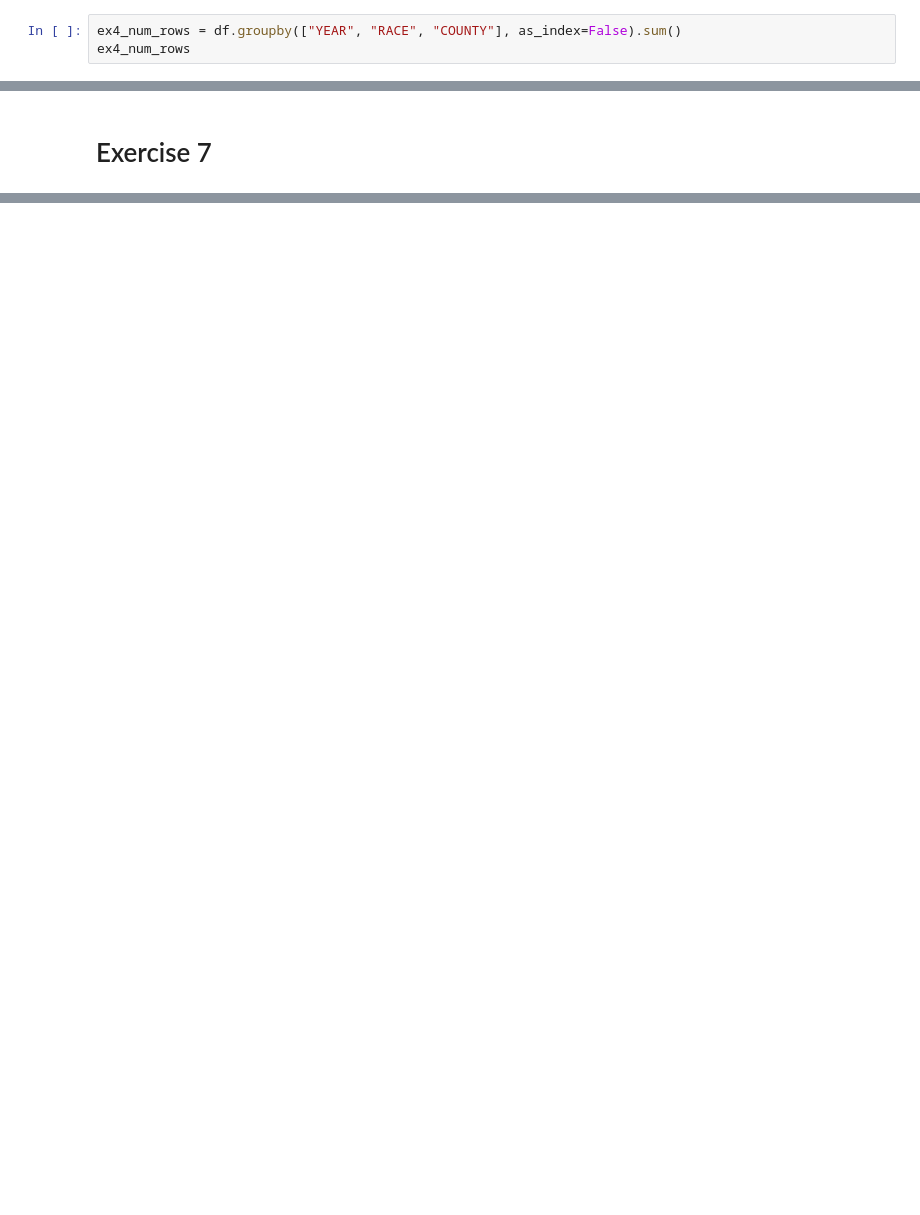
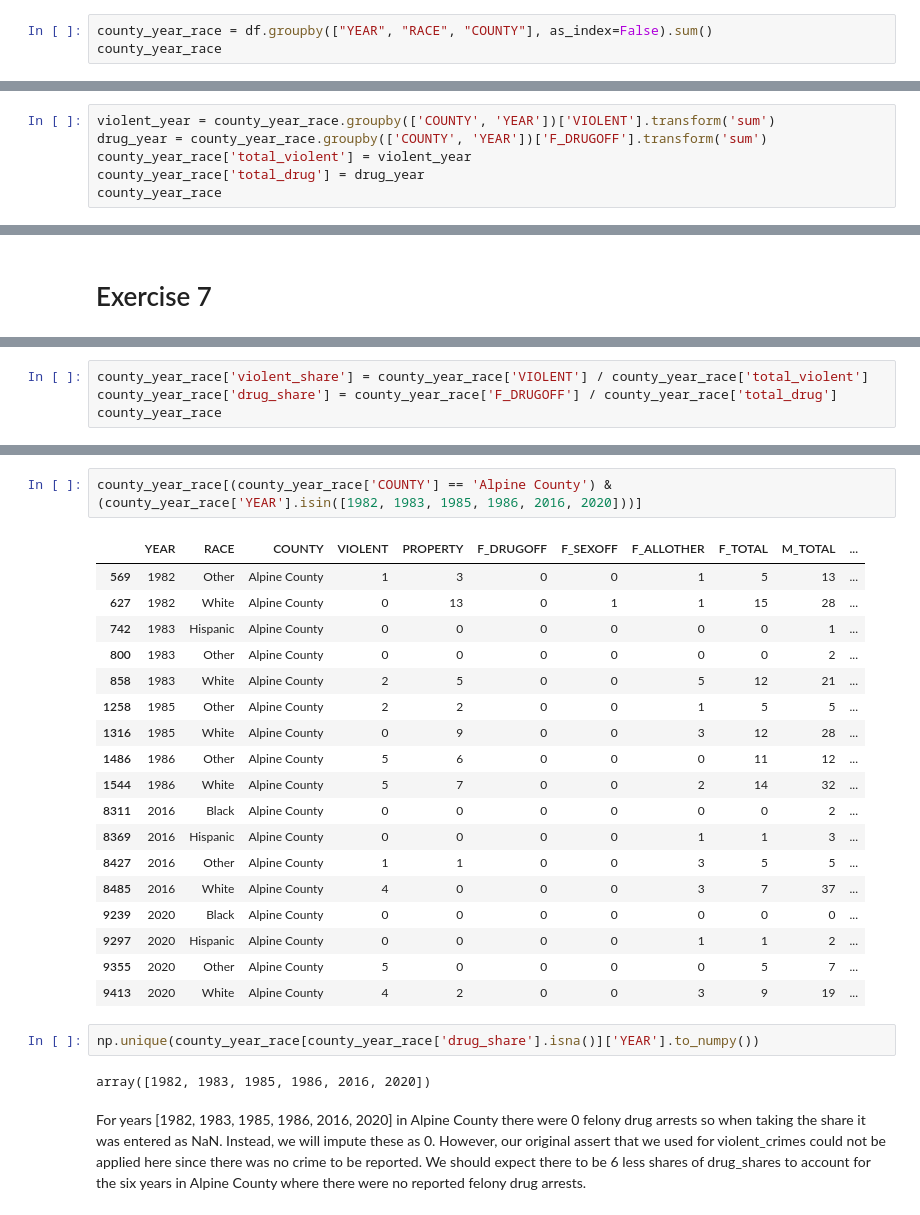
Before and after one commit to xianchiz/IDS_720_Groupby, a Jupyter notebook: exercise_groupby.ipynb, the cells around one changed output, grey strips where cells are left out. Drawn from its saved outputs; the diff is of its cells as text; blank space fills up the shorter version.

```diff
--- a/exercise_groupby.ipynb
+++ b/exercise_groupby.ipynb
@@ -32,8 +39,8 @@ assert not df1.any()
 # %% [markdown]
 # Exercise 4
 # %%
-ex4_num_rows = df.groupby(["YEAR", "RACE", "COUNTY"], as_index=False).sum()
-ex4_num_rows
+county_year_race = df.groupby(["YEAR", "RACE", "COUNTY"], as_index=False).sum()
+county_year_race
 # %% [output]
 |  | YEAR | RACE | COUNTY | VIOLENT | PROPERTY | F_DRUGOFF | F_SEXOFF | F_ALLOTHER | F_TOTAL | M_TOTAL | ... |
 | 0 | 1980 | Black | Alameda County | 2594 | 5138 | 1489 | 94 | 541 | 9856 | 24081 | ... |
@@ -50,0 +80,6 @@ ex4_num_rows
+# %%
+violent_year = county_year_race.groupby(['COUNTY', 'YEAR'])['VIOLENT'].transform('sum')
+drug_year = county_year_race.groupby(['COUNTY', 'YEAR'])['F_DRUGOFF'].transform('sum')
+county_year_race['total_violent'] = violent_year
+county_year_race['total_drug'] = drug_year
+county_year_race
@@ -60,0 +102,4 @@ ex4_num_rows[(ex4_num_rows["COUNTY"] == "Alameda County") & (ex4_num_rows["YEAR"
+# %%
+county_year_race['violent_share'] = county_year_race['VIOLENT'] / county_year_race['total_violent']
+county_year_race['drug_share'] = county_year_race['F_DRUGOFF'] / county_year_race['total_drug']
+county_year_race
@@ -64,0 +147,27 @@ ex5_collapsed_vars = ["AGE_GROUP", "GENDER"]
+# %%
+county_year_race[(county_year_race['COUNTY'] == 'Alpine County') & (county_year_race['YEAR'].isin([1982, 1983, 1985, 1986, 2016, 2020]))]
+# %% [output]
+|  | YEAR | RACE | COUNTY | VIOLENT | PROPERTY | F_DRUGOFF | F_SEXOFF | F_ALLOTHER | F_TOTAL | M_TOTAL | ... |
+| 569 | 1982 | Other | Alpine County | 1 | 3 | 0 | 0 | 1 | 5 | 13 | ... |
+| 627 | 1982 | White | Alpine County | 0 | 13 | 0 | 1 | 1 | 15 | 28 | ... |
+| 742 | 1983 | Hispanic | Alpine County | 0 | 0 | 0 | 0 | 0 | 0 | 1 | ... |
+| 800 | 1983 | Other | Alpine County | 0 | 0 | 0 | 0 | 0 | 0 | 2 | ... |
+| 858 | 1983 | White | Alpine County | 2 | 5 | 0 | 0 | 5 | 12 | 21 | ... |
+| 1258 | 1985 | Other | Alpine County | 2 | 2 | 0 | 0 | 1 | 5 | 5 | ... |
+| 1316 | 1985 | White | Alpine County | 0 | 9 | 0 | 0 | 3 | 12 | 28 | ... |
+| 1486 | 1986 | Other | Alpine County | 5 | 6 | 0 | 0 | 0 | 11 | 12 | ... |
+| 1544 | 1986 | White | Alpine County | 5 | 7 | 0 | 0 | 2 | 14 | 32 | ... |
+| 8311 | 2016 | Black | Alpine County | 0 | 0 | 0 | 0 | 0 | 0 | 2 | ... |
+| 8369 | 2016 | Hispanic | Alpine County | 0 | 0 | 0 | 0 | 1 | 1 | 3 | ... |
+| 8427 | 2016 | Other | Alpine County | 1 | 1 | 0 | 0 | 3 | 5 | 5 | ... |
+| 8485 | 2016 | White | Alpine County | 4 | 0 | 0 | 0 | 3 | 7 | 37 | ... |
+| 9239 | 2020 | Black | Alpine County | 0 | 0 | 0 | 0 | 0 | 0 | 0 | ... |
+| 9297 | 2020 | Hispanic | Alpine County | 0 | 0 | 0 | 0 | 1 | 1 | 2 | ... |
+| 9355 | 2020 | Other | Alpine County | 5 | 0 | 0 | 0 | 0 | 5 | 7 | ... |
+| 9413 | 2020 | White | Alpine County | 4 | 2 | 0 | 0 | 3 | 9 | 19 | ... |
+# %%
+np.unique(county_year_race[county_year_race['drug_share'].isna()]['YEAR'].to_numpy())
+# %% [output]
+array([1982, 1983, 1985, 1986, 2016, 2020])
+# %% [markdown]
+For years [1982, 1983, 1985, 1986, 2016, 2020] in Alpine County there were 0 felony drug arrests so when taking the share it was entered as NaN. Instead, we will impute these as 0. However, our original assert that we used for violent_crimes could not be applied here since there was no crime to be reported. We should expect there to be 6 less shares of drug_shares to account for the six years in Alpine County where there were no reported felony drug arrests.
```
Also changed, not shown: parts of 26 cells of this notebook.
